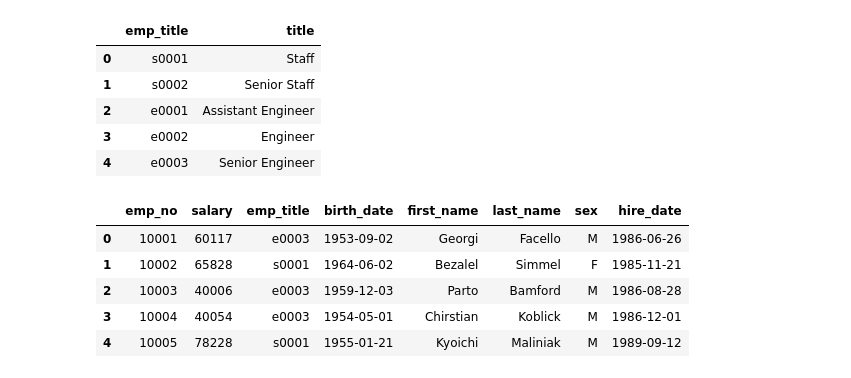
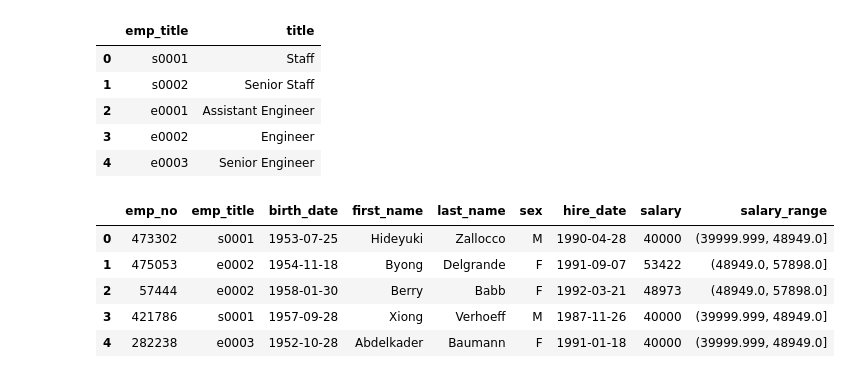
Before and after one commit to elau1112/sql-challenge_, a Jupyter notebook: SQL_Challenge_.ipynb, the cells around one changed output. Cells and saved outputs as stored; diff of their text form; code cells hidden in the pictures.

```diff
--- a/SQL_Challenge_.ipynb
+++ b/SQL_Challenge_.ipynb
@@ -42,0 +52,5 @@ salaryA.head()
+# %%
+step = round((max(salaryA["salary"])-min(salaryA["salary"]))/10)
+bin_range = np.arange(min(salaryA["salary"]), max(salaryA["salary"])+ step, step)
+salaryA["salary_range"] = pd.cut(salaryA["salary"], bin_range, include_lowest=True)
+salaryA["salary_range"].value_counts()
@@ -98,15 +143,15 @@ title1.head()
 | 3 | e0002 | Engineer |
 | 4 | e0003 | Senior Engineer |
 # %%
-combined1=pd.merge(salaryA, employees, on="emp_no", how="inner")
+combined1=pd.merge(employees, salaryA, on="emp_no", how="inner")
 combined1.head()
 # %% [output]
-|  | emp_no | salary | emp_title | birth_date | first_name | last_name | sex | hire_date |
-| 0 | 10001 | 60117 | e0003 | 1953-09-02 | Georgi | Facello | M | 1986-06-26 |
-| 1 | 10002 | 65828 | s0001 | 1964-06-02 | Bezalel | Simmel | F | 1985-11-21 |
-| 2 | 10003 | 40006 | e0003 | 1959-12-03 | Parto | Bamford | M | 1986-08-28 |
-| 3 | 10004 | 40054 | e0003 | 1954-05-01 | Chirstian | Koblick | M | 1986-12-01 |
-| 4 | 10005 | 78228 | s0001 | 1955-01-21 | Kyoichi | Maliniak | M | 1989-09-12 |
+|  | emp_no | emp_title | birth_date | first_name | last_name | sex | hire_date | salary | salary_range |
+| 0 | 473302 | s0001 | 1953-07-25 | Hideyuki | Zallocco | M | 1990-04-28 | 40000 | (39999.999, 48949.0] |
+| 1 | 475053 | e0002 | 1954-11-18 | Byong | Delgrande | F | 1991-09-07 | 53422 | (48949.0, 57898.0] |
+| 2 | 57444 | e0002 | 1958-01-30 | Berry | Babb | F | 1992-03-21 | 48973 | (48949.0, 57898.0] |
+| 3 | 421786 | s0001 | 1957-09-28 | Xiong | Verhoeff | M | 1987-11-26 | 40000 | (39999.999, 48949.0] |
+| 4 | 282238 | e0003 | 1952-10-28 | Abdelkader | Baumann | F | 1991-01-18 | 40000 | (39999.999, 48949.0] |
 # %%
 combined2=pd.merge(combined1, title1, on="emp_title", how="inner")
 combined2.head()
```
Also changed, not shown: parts of 11 cells of this notebook, 8 other files.
